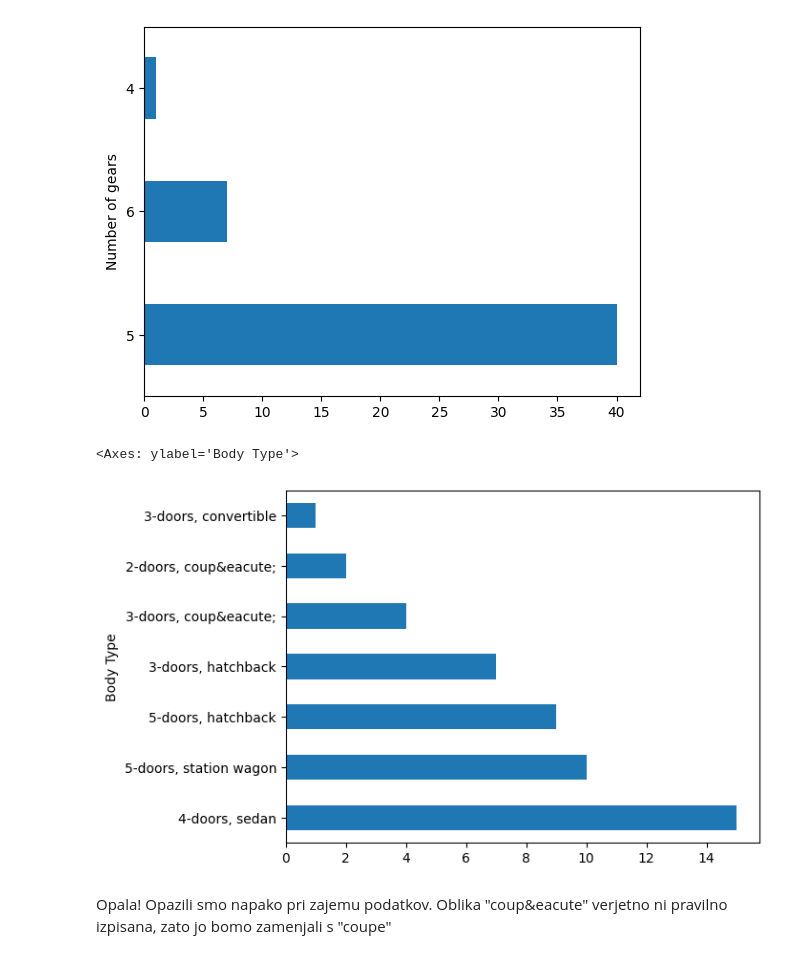
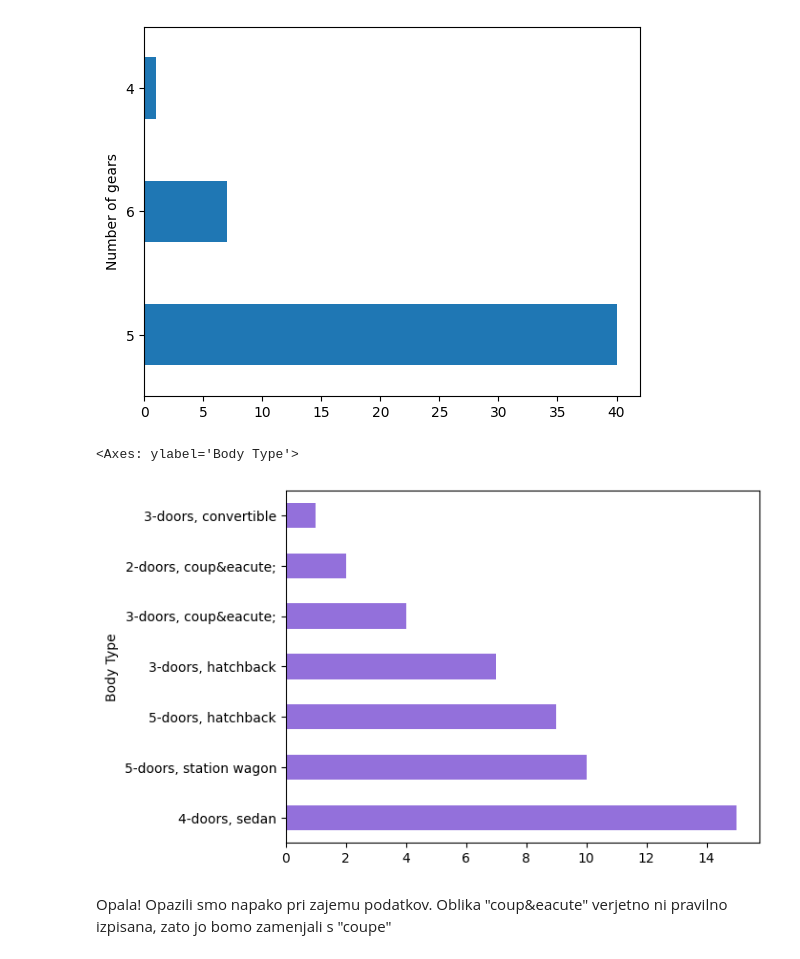
Before and after one commit to urbancluka/UVP-Projektna-naloga, a Jupyter notebook: analiza.ipynb, the cells around one changed output. Saved outputs shown, nothing was run; the diff lists cells and outputs as text; code cells hidden in the pictures.

```diff
--- a/analiza.ipynb
+++ b/analiza.ipynb
@@ -75,10 +75,10 @@ Max: 6
 [figure]
 # %%
 oblika = podatki_o_avtih["Body Type"].value_counts()
-oblika.plot.barh()
+oblika.plot.barh(color="mediumpurple")
 # %% [output]
 <Axes: ylabel='Body Type'>
-[figure, old version]
+[figure, new version]
 # %% [markdown]
 Opala! Opazili smo napako pri zajemu podatkov. Oblika "coup&eacute" verjetno ni pravilno izpisana, zato jo bomo zamenjali s "coupe"
 # %%
```
Also changed, not shown: parts of 4 cells of this notebook.
